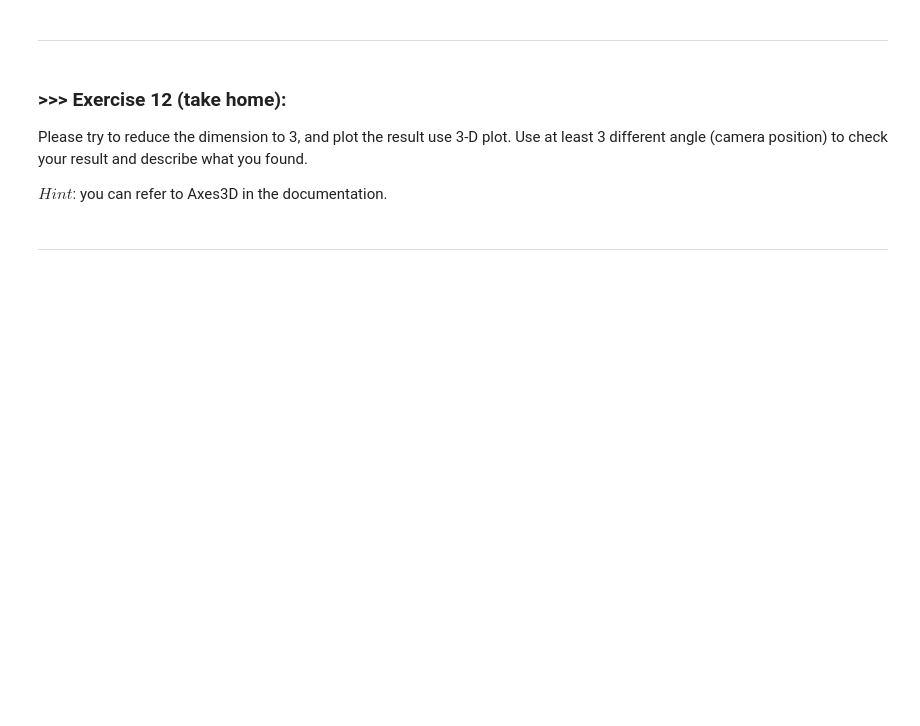
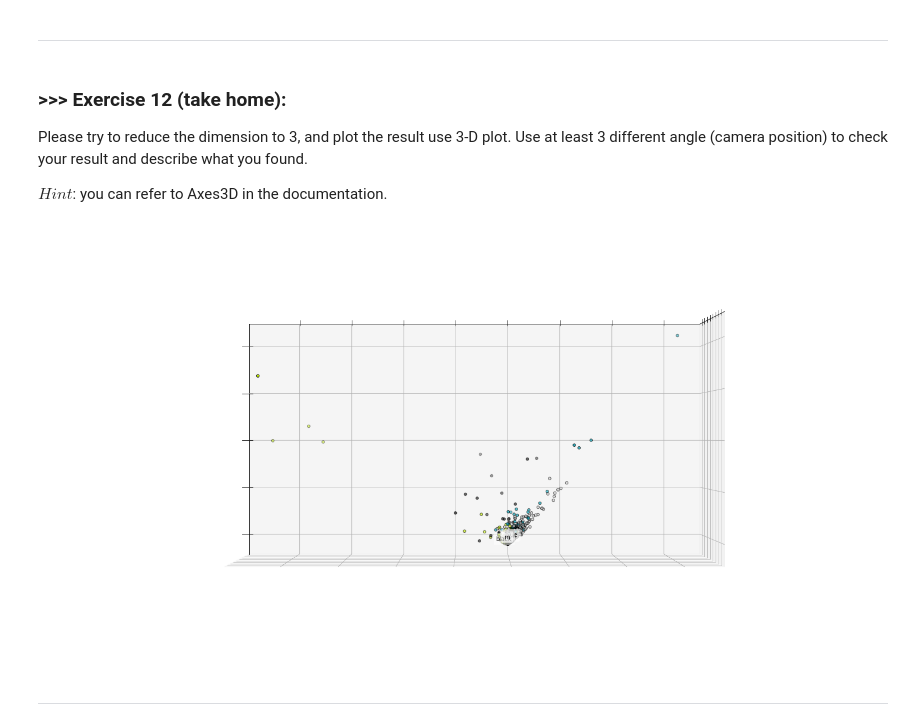
Before and after one commit to derrxb/DM19-Lab1-Master, a Jupyter notebook: DM19-Lab1-Master.ipynb, the cells around one changed output. Cells and saved outputs as stored; diff of their text form; code cells hidden in the pictures; blank space fills up the shorter version.

```diff
--- a/DM19-Lab1-Master.ipynb
+++ b/DM19-Lab1-Master.ipynb
@@ -1206,3 +1269,35 @@ $Hint$: you can refer to Axes3D in the documentation.
+# %%
+# Answer here
+from mpl_toolkits.mplot3d import Axes3D
+
+X3d_reduced = PCA(n_components = 3).fit_transform(X_counts.toarray())
+y = X["category"].values
+
+fig = plt.figure(1, figsize = (20,10))
+plt.clf()
+
+ax = Axes3D(fig, rect=[0, 0, .98, 1], elev=90, azim=180)
+
+for color, category in zip(col, categories):
+    ax.text3D(X3d_reduced[X['category_name'] == category, 0].mean(),
+              X3d_reduced[X['category_name'] == category, 1].mean() + 1.5,
+              X3d_reduced[X['category_name'] == category, 2].mean(), color,
+              horizontalalignment='center',
+              bbox=dict(alpha=.5, edgecolor='w', facecolor='w'))
+
+# Reorder the labels to have colors matching the cluster results
+y = np.choose(y, [1, 2, 0, 3]).astype(np.float)
+
+ax.scatter(X3d_reduced[:, 0], X3d_reduced[:, 1], X3d_reduced[:, 2], c=y, cmap=plt.cm.nipy_spectral,
+           edgecolor='k')
+
+ax.w_xaxis.set_ticklabels([])
+ax.w_yaxis.set_ticklabels([])
+ax.w_zaxis.set_ticklabels([])
+
+plt.show()
+# %% [output]
+[figure, added]
 # %% [markdown]
 ---
 # %% [markdown]
```
Also changed, not shown: parts of 21 cells of this notebook.
